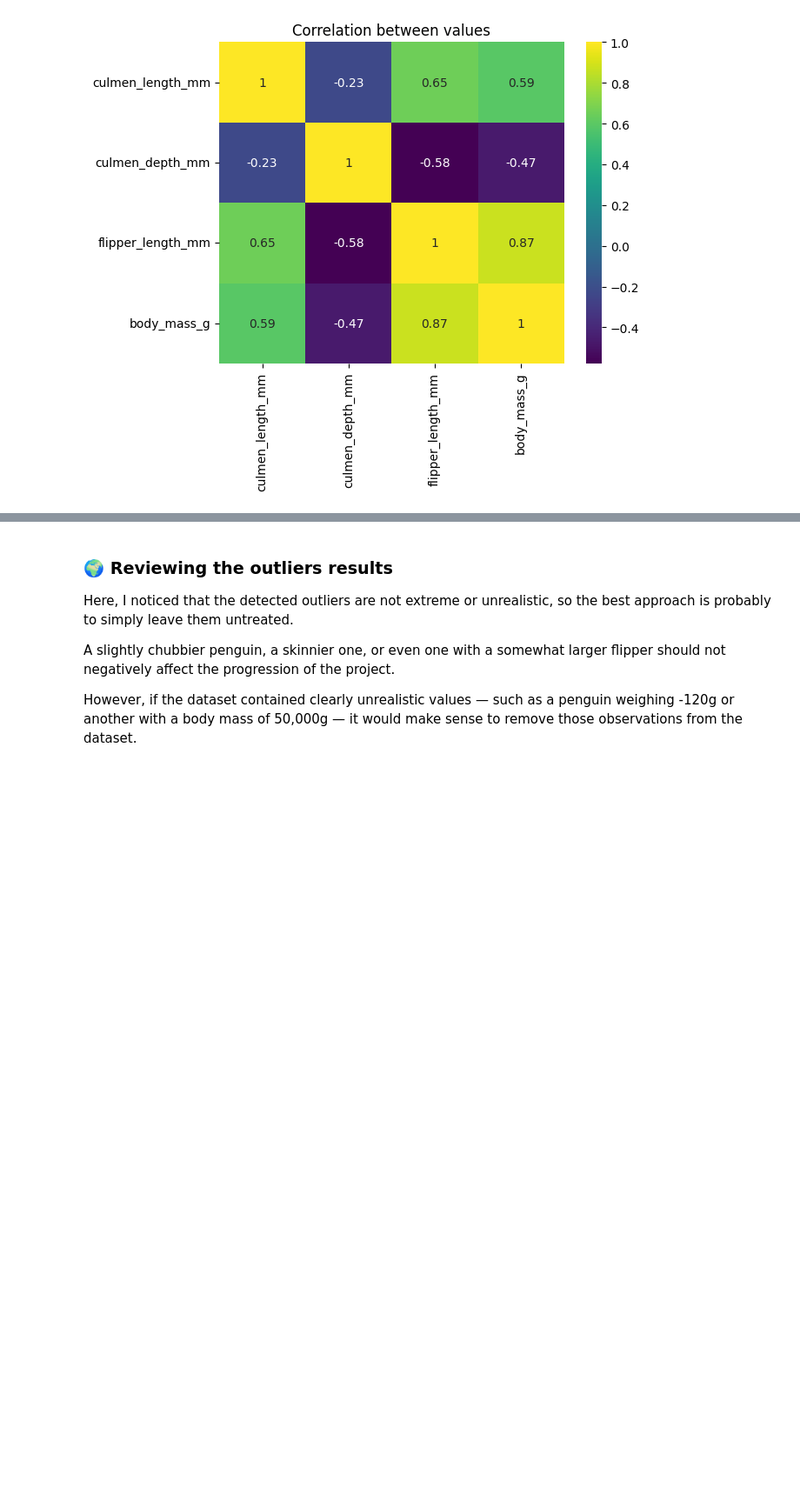
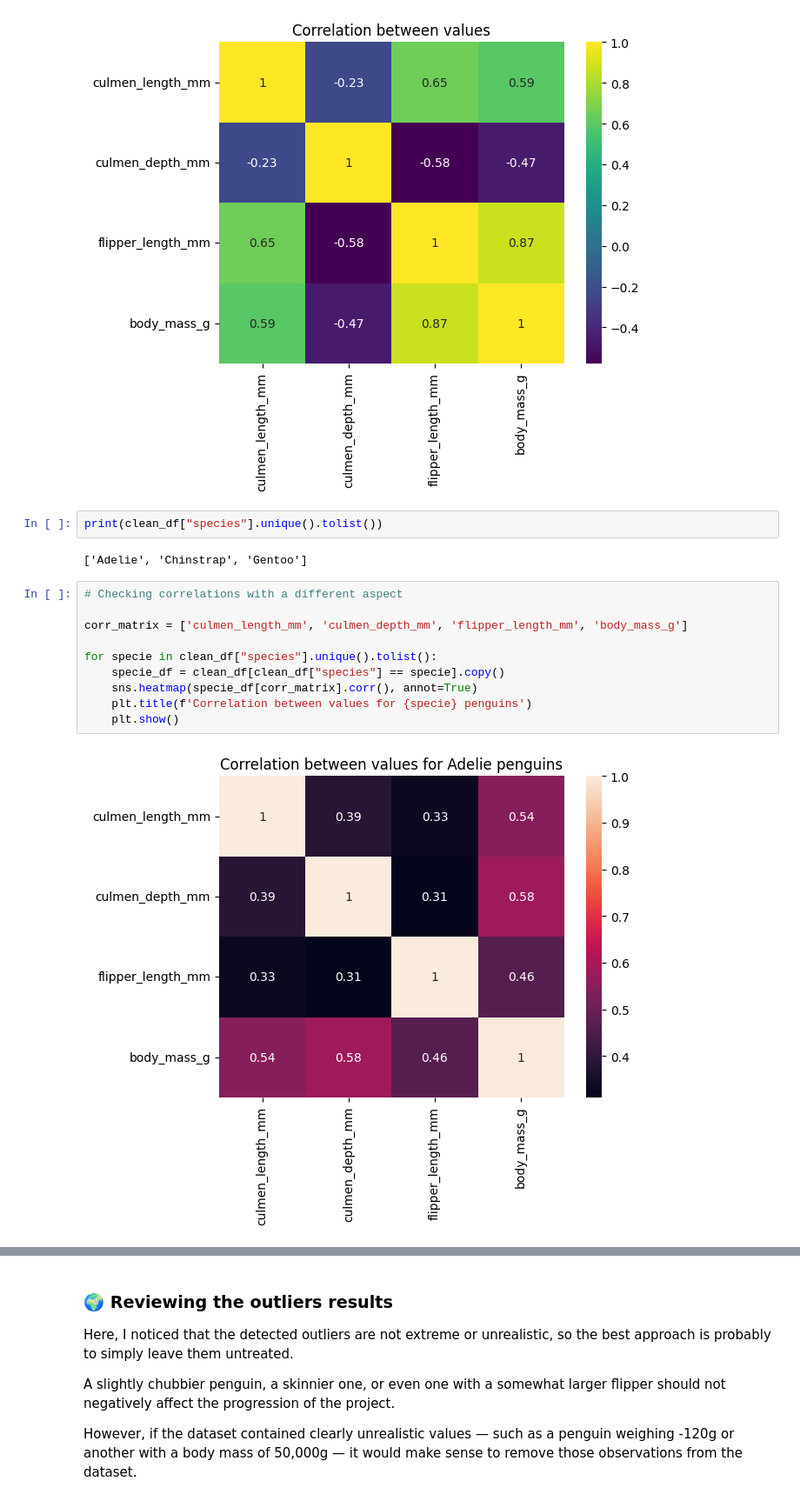
Before and after one commit to Leow14/Penguin-DF, a Jupyter notebook: notebook.ipynb, the cells around one changed output, grey strips where cells are left out. Shown at 87% size. Drawn from its saved outputs; the diff is of its cells as text; blank space fills up the shorter version.

Commit message:
Checking for correlations with different species.

```diff
--- a/notebook.ipynb
+++ b/notebook.ipynb
@@ -552,3 +552,19 @@ plt.title('Correlation between values')
 plt.show()
 # %% [output]
 [figure]
+# %%
+print(clean_df["species"].unique().tolist())
+# %% [output]
+['Adelie', 'Chinstrap', 'Gentoo']
+# %%
+# Checking correlations with a different aspect
+
+corr_matrix = ['culmen_length_mm', 'culmen_depth_mm', 'flipper_length_mm', 'body_mass_g']
+
+for specie in clean_df["species"].unique().tolist():
+    specie_df = clean_df[clean_df["species"] == specie].copy()
+    sns.heatmap(specie_df[corr_matrix].corr(), annot=True)
+    plt.title(f'Correlation between values for {specie} penguins')
+    plt.show()
+# %% [output]
+[figure, added]
```
Also changed, not shown: parts of 1 cell of this notebook.
